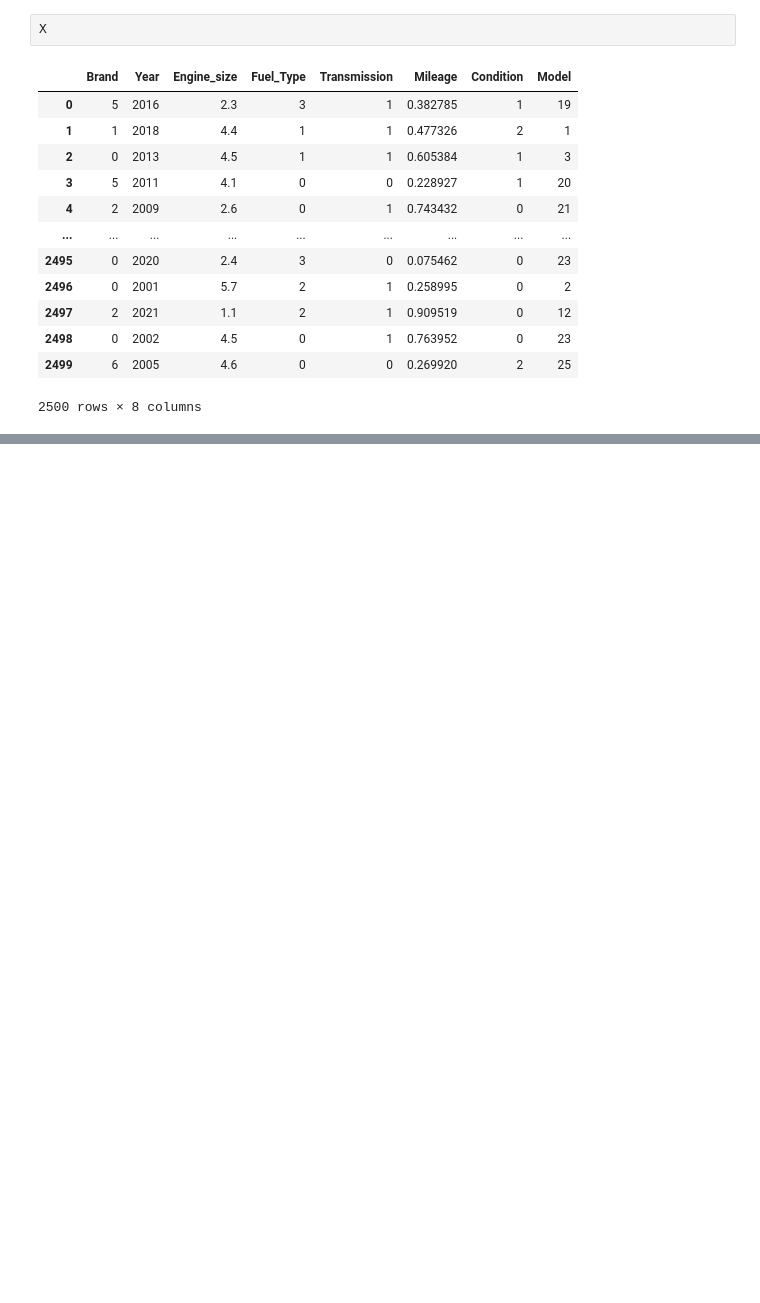
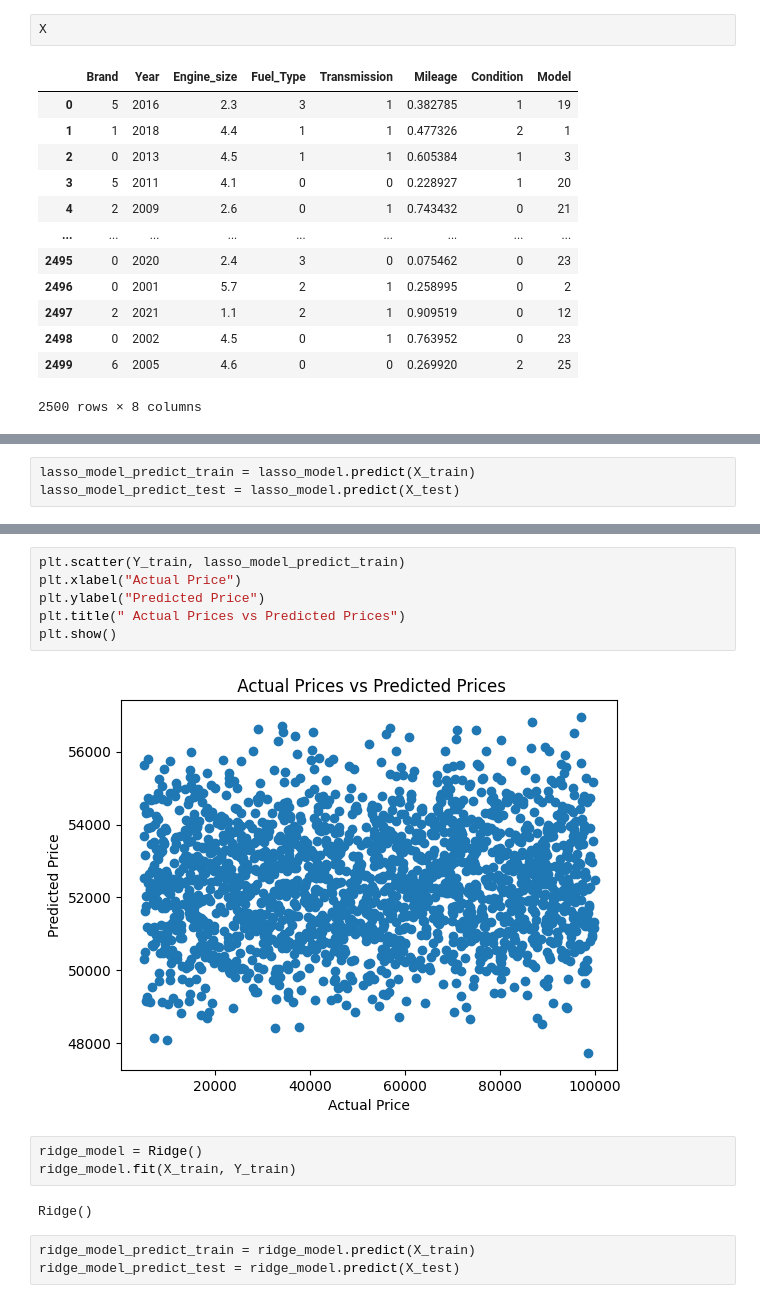
Before and after one commit to AichaELMouta/Car_Price_Prediction, a Jupyter notebook: car_price_prediction.ipynb, the cells around one changed output, grey strips where cells are left out. Saved outputs shown, nothing was run; the diff lists cells and outputs as text; blank space fills up the shorter version.

```diff
--- a/car_price_prediction.ipynb
+++ b/car_price_prediction.ipynb
@@ -308,0 +352,3 @@ ValueError: could not convert string to float: 'Tesla'
+# %%
+lasso_model_predict_train = lasso_model.predict(X_train)
+lasso_model_predict_test = lasso_model.predict(X_test)
@@ -308,0 +363,16 @@ ValueError: could not convert string to float: 'Tesla'
+# %%
+plt.scatter(Y_train, lasso_model_predict_train)
+plt.xlabel("Actual Price")
+plt.ylabel("Predicted Price")
+plt.title(" Actual Prices vs Predicted Prices")
+plt.show()
+# %% [output]
+[figure, added]
+# %%
+ridge_model = Ridge()
+ridge_model.fit(X_train, Y_train)
+# %% [output]
+Ridge()
+# %%
+ridge_model_predict_train = ridge_model.predict(X_train)
+ridge_model_predict_test = ridge_model.predict(X_test)
```
Also changed, not shown: parts of 16 cells of this notebook.
